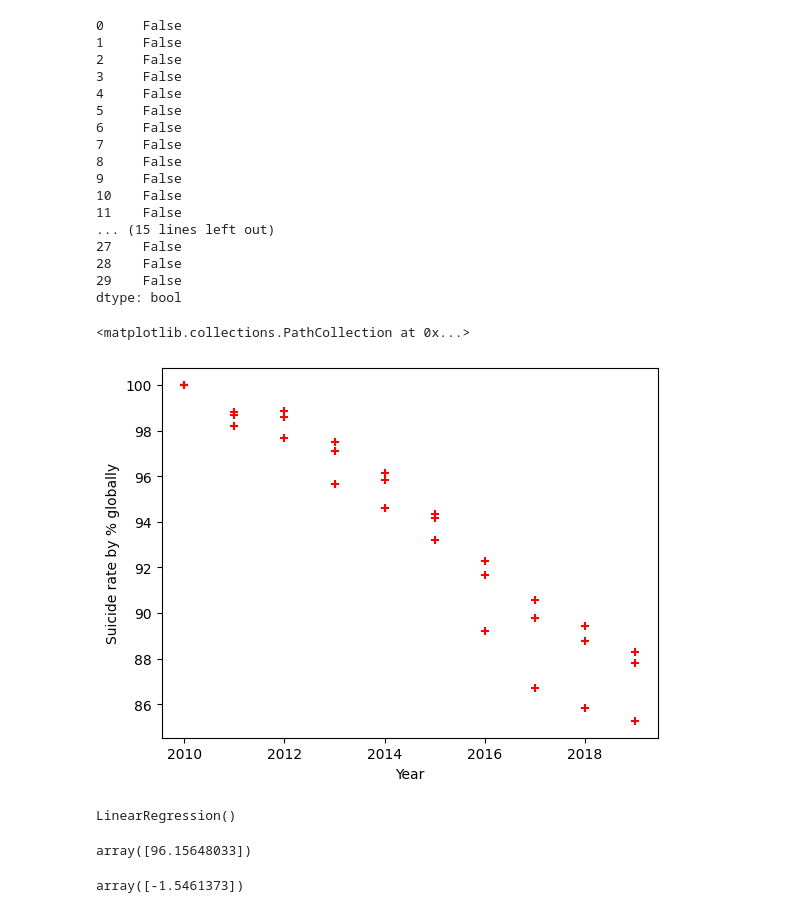
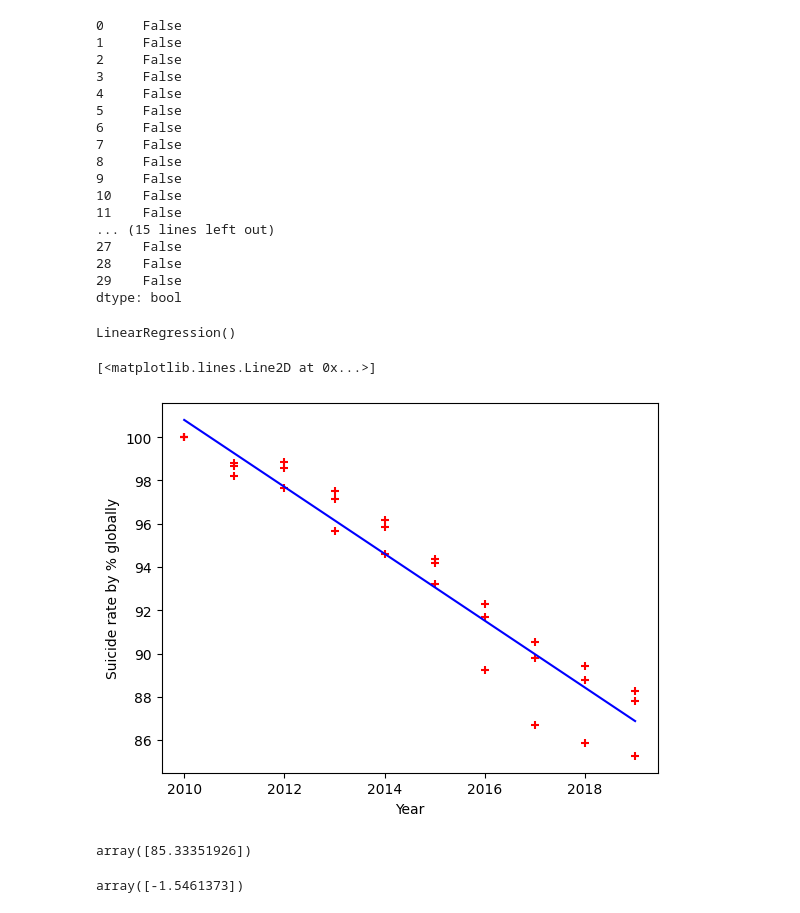
Before and after one commit to GabiHan/ML-Suicide-Analysis, a Jupyter notebook: index1.ipynb, the cells around one changed output. Cells and saved outputs as stored; diff of their text form; code cells hidden in the pictures.

```diff
--- a/index1.ipynb
+++ b/index1.ipynb
@@ -88,24 +88,27 @@ print(df.duplicated())
 28    False
 29    False
 dtype: bool
-# %%
-#show the evolution rate of suicide per year
-%matplotlib inline
-plt.xlabel('Year')
-plt.ylabel('Suicide rate by % globally')
-plt.scatter(df.year, df.S, color= 'red', marker='+')
-# %% [output]
-<matplotlib.collections.PathCollection at 0x...>
-[figure, removed]
 # %%
 reg = linear_model.LinearRegression()
 reg.fit(df[['year']],df.S)
 # %% [output]
 LinearRegression()
+# %%
+#show the evolution rate of suicide per year
+%matplotlib inline
+plt.xlabel('Year')
+plt.ylabel('Suicide rate by % globally')
+plt.scatter(df.year, df.S, color= 'red', marker='+')
+
+#linear regression
+plt.plot(df.year, reg.predict(df[['year']]), color='blue')
+# %% [output]
+[<matplotlib.lines.Line2D at 0x...>]
+[figure, added]
 # %%
-reg.predict([[2013]])
+reg.predict([[2020]])
 # %% [output]
-array([96.15648033])
+array([85.33351926])
 # %%
 #check a and b from y=ax+b
 reg.coef_
```
Also changed, not shown: parts of 4 cells of this notebook.
